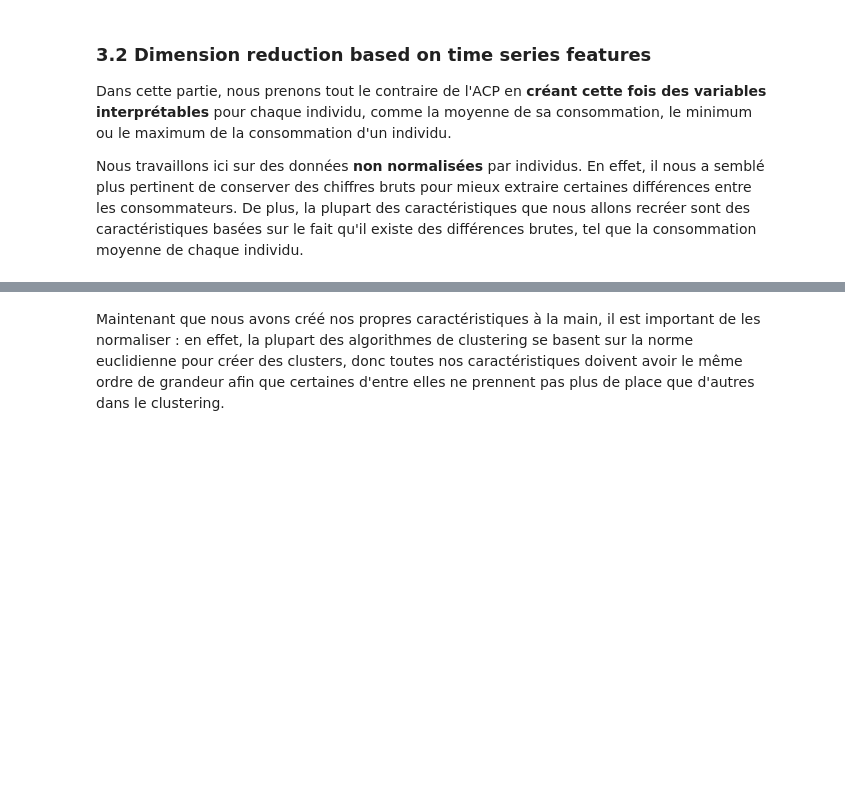
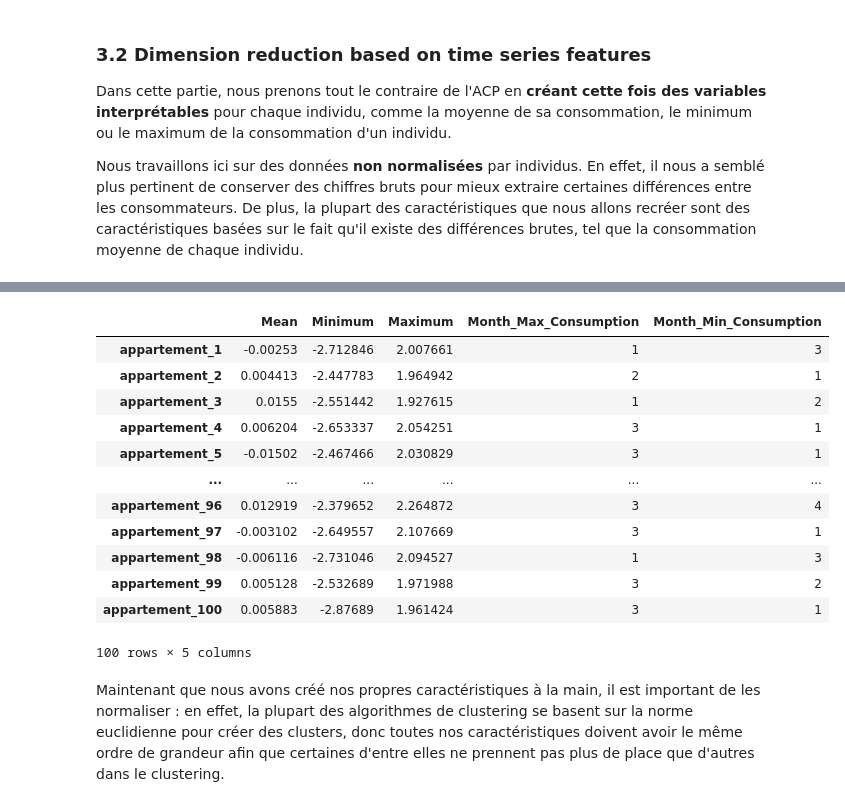
Before and after one commit to labrijisaad/unsupervised-learning-project, a Jupyter notebook: notebooks/LABRIJI.ipynb, the cells around one changed output, grey strips where cells are left out. Saved outputs shown, nothing was run; the diff lists cells and outputs as text; code cells hidden in the pictures; blank space fills up the shorter version.

```diff
--- a/notebooks/LABRIJI.ipynb
+++ b/notebooks/LABRIJI.ipynb
@@ -593,3 +575,49 @@ df_features
+# %%
+# Transpose the DataFrame
+df_transposed = df.transpose()
+
+# Extract the list of profiles from the columns (excluding the first column)
+profiles = df.columns[1:]
+
+# Drop the first row (corresponding to the 'Time' range) to keep only the rows representing the 100 households
+df_transposed = df_transposed.drop(['Time'])
+
+# Create a DataFrame to store calculated features
+df_features = pd.DataFrame()
+
+# Calculate and add the mean, minimum, and maximum for each row
+df_features["Mean"] = df_transposed.mean(axis=1)
+df_features["Minimum"] = df_transposed.min(axis=1)
+df_features["Maximum"] = df_transposed.max(axis=1)
+
+# Aggregation of monthly data for apartments
+df_monthly = df.drop(columns=['Time']).groupby(df['Time'].dt.month).sum()
+
+# Identify the month with the maximum and minimum consumption for each profile
+df_features["Month_Max_Consumption"] = [df_monthly[profile].idxmax() for profile in profiles]
+df_features["Month_Min_Consumption"] = [df_monthly[profile].idxmin() for profile in profiles]
+
+# Note: It seems that 'df_day' is not defined in the provided code. You may need to replace it with the appropriate DataFrame.
+
+# Optionally, you can reset the index if needed
+# df_features = df_features.reset_index(drop=True)
+
+# Print or use df_features in further analysis
+df_features
+# %% [output]
+|  | Mean | Minimum | Maximum | Month_Max_Consumption | Month_Min_Consumption |
+| appartement_1 | -0.00253 | -2.712846 | 2.007661 | 1 | 3 |
+| appartement_2 | 0.004413 | -2.447783 | 1.964942 | 2 | 1 |
+| appartement_3 | 0.0155 | -2.551442 | 1.927615 | 1 | 2 |
+| appartement_4 | 0.006204 | -2.653337 | 2.054251 | 3 | 1 |
+| appartement_5 | -0.01502 | -2.467466 | 2.030829 | 3 | 1 |
+| ... | ... | ... | ... | ... | ... |
+| appartement_96 | 0.012919 | -2.379652 | 2.264872 | 3 | 4 |
+| appartement_97 | -0.003102 | -2.649557 | 2.107669 | 3 | 1 |
+| appartement_98 | -0.006116 | -2.731046 | 2.094527 | 1 | 3 |
+| appartement_99 | 0.005128 | -2.532689 | 1.971988 | 3 | 2 |
+| appartement_100 | 0.005883 | -2.87689 | 1.961424 | 3 | 1 |
+100 rows × 5 columns
 # %% [markdown]
 Maintenant que nous avons créé nos propres caractéristiques à la main, il est important de les normaliser : en effet, la plupart des algorithmes de clustering se basent sur la norme euclidienne pour créer des clusters, donc toutes nos caractéristiques doivent avoir le même ordre de grandeur afin que certaines d'entre elles ne prennent pas plus de place que d'autres dans le clustering.
 # %% [markdown]
```
Also changed, not shown: parts of 24 cells of this notebook.
